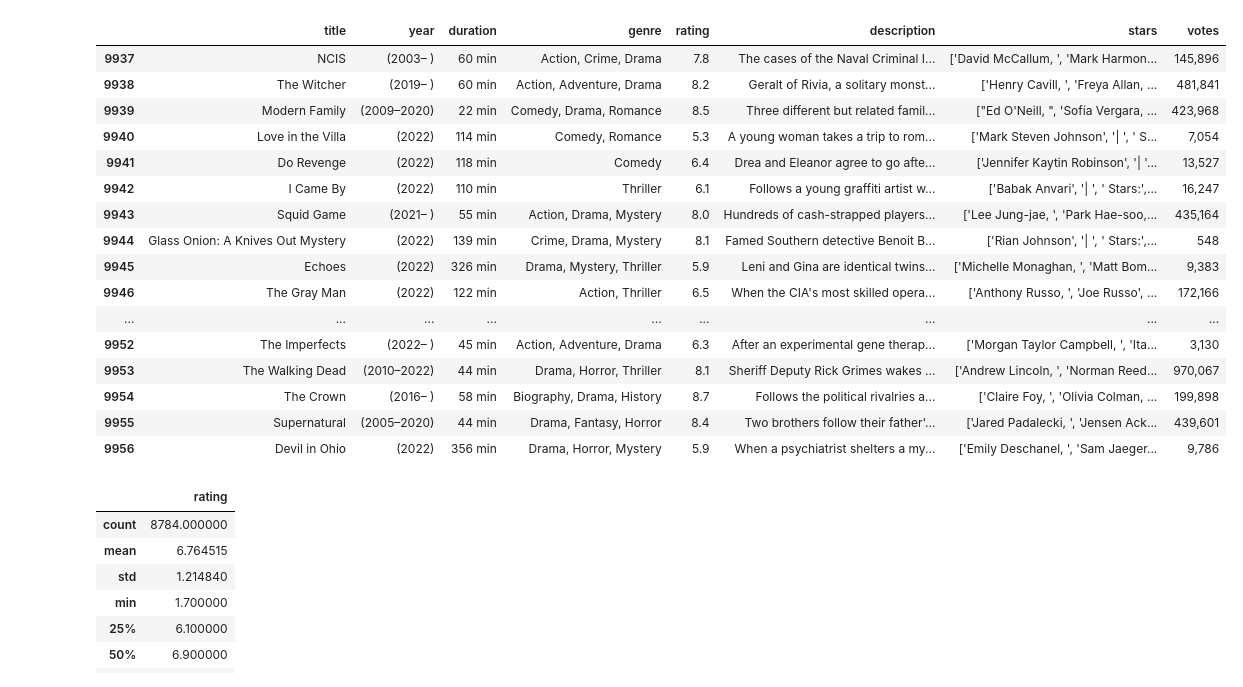
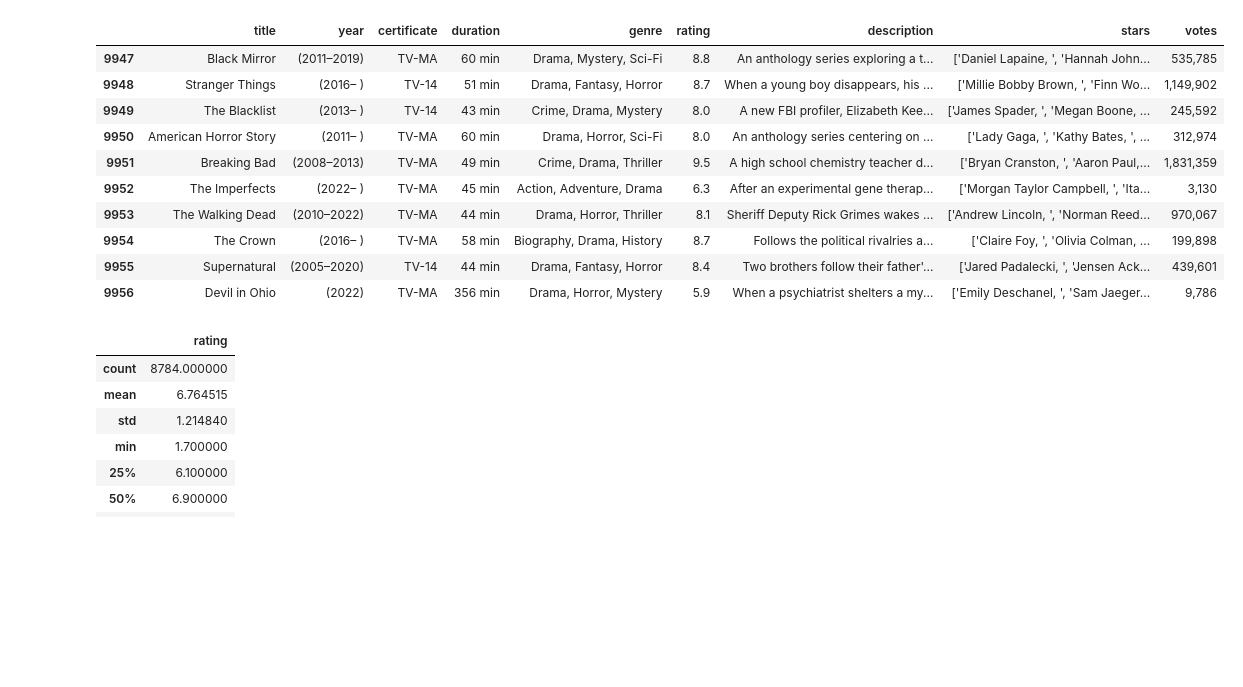
Before and after one commit to myrabel/LUX, a Jupyter notebook: Capstone/IMDB.ipynb, the cells around one changed output. Drawn from its saved outputs; the diff is of its cells as text; code cells hidden in the pictures; blank space fills up the shorter version.

```diff
--- a/Capstone/IMDB.ipynb
+++ b/Capstone/IMDB.ipynb
@@ -19,25 +19,19 @@ df.head(10)
 | 8 | The Imperfects | (2022– ) | TV-MA | 45 min | Action, Adventure, Drama | 6.3 | After an experimental gene therap... | ['Morgan Taylor Campbell, ', 'Ita... | 3,123 |
 | 9 | Blonde | (2022) | NC-17 | 166 min | Biography, Drama, Mystery | 6.2 | A fictionalized chronicle of the ... | ['Andrew Dominik', '| ', ' Stars:... | 935 |
 # %%
-df.tail(20)
+df.tail(10)
 # %% [output]
-|  | title | year | duration | genre | rating | description | stars | votes |
-| 9937 | NCIS | (2003– ) | 60 min | Action, Crime, Drama | 7.8 | The cases of the Naval Criminal I... | ['David McCallum, ', 'Mark Harmon... | 145,896 |
-| 9938 | The Witcher | (2019– ) | 60 min | Action, Adventure, Drama | 8.2 | Geralt of Rivia, a solitary monst... | ['Henry Cavill, ', 'Freya Allan, ... | 481,841 |
-| 9939 | Modern Family | (2009–2020) | 22 min | Comedy, Drama, Romance | 8.5 | Three different but related famil... | ["Ed O'Neill, ", 'Sofía Vergara, ... | 423,968 |
-| 9940 | Love in the Villa | (2022) | 114 min | Comedy, Romance | 5.3 | A young woman takes a trip to rom... | ['Mark Steven Johnson', '| ', ' S... | 7,054 |
-| 9941 | Do Revenge | (2022) | 118 min | Comedy | 6.4 | Drea and Eleanor agree to go afte... | ['Jennifer Kaytin Robinson', '| '... | 13,527 |
-| 9942 | I Came By | (2022) | 110 min | Thriller | 6.1 | Follows a young graffiti artist w... | ['Babak Anvari', '| ', ' Stars:',... | 16,247 |
-| 9943 | Squid Game | (2021– ) | 55 min | Action, Drama, Mystery | 8.0 | Hundreds of cash-strapped players... | ['Lee Jung-jae, ', 'Park Hae-soo,... | 435,164 |
-| 9944 | Glass Onion: A Knives Out Mystery | (2022) | 139 min | Crime, Drama, Mystery | 8.1 | Famed Southern detective Benoit B... | ['Rian Johnson', '| ', ' Stars:',... | 548 |
-| 9945 | Echoes | (2022) | 326 min | Drama, Mystery, Thriller | 5.9 | Leni and Gina are identical twins... | ['Michelle Monaghan, ', 'Matt Bom... | 9,383 |
-| 9946 | The Gray Man | (2022) | 122 min | Action, Thriller | 6.5 | When the CIA's most skilled opera... | ['Anthony Russo, ', 'Joe Russo', ... | 172,166 |
-| ... | ... | ... | ... | ... | ... | ... | ... | ... |
-| 9952 | The Imperfects | (2022– ) | 45 min | Action, Adventure, Drama | 6.3 | After an experimental gene therap... | ['Morgan Taylor Campbell, ', 'Ita... | 3,130 |
-| 9953 | The Walking Dead | (2010–2022) | 44 min | Drama, Horror, Thriller | 8.1 | Sheriff Deputy Rick Grimes wakes ... | ['Andrew Lincoln, ', 'Norman Reed... | 970,067 |
-| 9954 | The Crown | (2016– ) | 58 min | Biography, Drama, History | 8.7 | Follows the political rivalries a... | ['Claire Foy, ', 'Olivia Colman, ... | 199,898 |
-| 9955 | Supernatural | (2005–2020) | 44 min | Drama, Fantasy, Horror | 8.4 | Two brothers follow their father'... | ['Jared Padalecki, ', 'Jensen Ack... | 439,601 |
-| 9956 | Devil in Ohio | (2022) | 356 min | Drama, Horror, Mystery | 5.9 | When a psychiatrist shelters a my... | ['Emily Deschanel, ', 'Sam Jaeger... | 9,786 |
+|  | title | year | certificate | duration | genre | rating | description | stars | votes |
+| 9947 | Black Mirror | (2011–2019) | TV-MA | 60 min | Drama, Mystery, Sci-Fi | 8.8 | An anthology series exploring a t... | ['Daniel Lapaine, ', 'Hannah John... | 535,785 |
+| 9948 | Stranger Things | (2016– ) | TV-14 | 51 min | Drama, Fantasy, Horror | 8.7 | When a young boy disappears, his ... | ['Millie Bobby Brown, ', 'Finn Wo... | 1,149,902 |
+| 9949 | The Blacklist | (2013– ) | TV-14 | 43 min | Crime, Drama, Mystery | 8.0 | A new FBI profiler, Elizabeth Kee... | ['James Spader, ', 'Megan Boone, ... | 245,592 |
+| 9950 | American Horror Story | (2011– ) | TV-MA | 60 min | Drama, Horror, Sci-Fi | 8.0 | An anthology series centering on ... | ['Lady Gaga, ', 'Kathy Bates, ', ... | 312,974 |
+| 9951 | Breaking Bad | (2008–2013) | TV-MA | 49 min | Crime, Drama, Thriller | 9.5 | A high school chemistry teacher d... | ['Bryan Cranston, ', 'Aaron Paul,... | 1,831,359 |
+| 9952 | The Imperfects | (2022– ) | TV-MA | 45 min | Action, Adventure, Drama | 6.3 | After an experimental gene therap... | ['Morgan Taylor Campbell, ', 'Ita... | 3,130 |
+| 9953 | The Walking Dead | (2010–2022) | TV-MA | 44 min | Drama, Horror, Thriller | 8.1 | Sheriff Deputy Rick Grimes wakes ... | ['Andrew Lincoln, ', 'Norman Reed... | 970,067 |
+| 9954 | The Crown | (2016– ) | TV-MA | 58 min | Biography, Drama, History | 8.7 | Follows the political rivalries a... | ['Claire Foy, ', 'Olivia Colman, ... | 199,898 |
+| 9955 | Supernatural | (2005–2020) | TV-14 | 44 min | Drama, Fantasy, Horror | 8.4 | Two brothers follow their father'... | ['Jared Padalecki, ', 'Jensen Ack... | 439,601 |
+| 9956 | Devil in Ohio | (2022) | TV-MA | 356 min | Drama, Horror, Mystery | 5.9 | When a psychiatrist shelters a my... | ['Emily Deschanel, ', 'Sam Jaeger... | 9,786 |
 # %%
 del df['certificate']
 # %%
```
Also changed, not shown: parts of 16 cells of this notebook.
